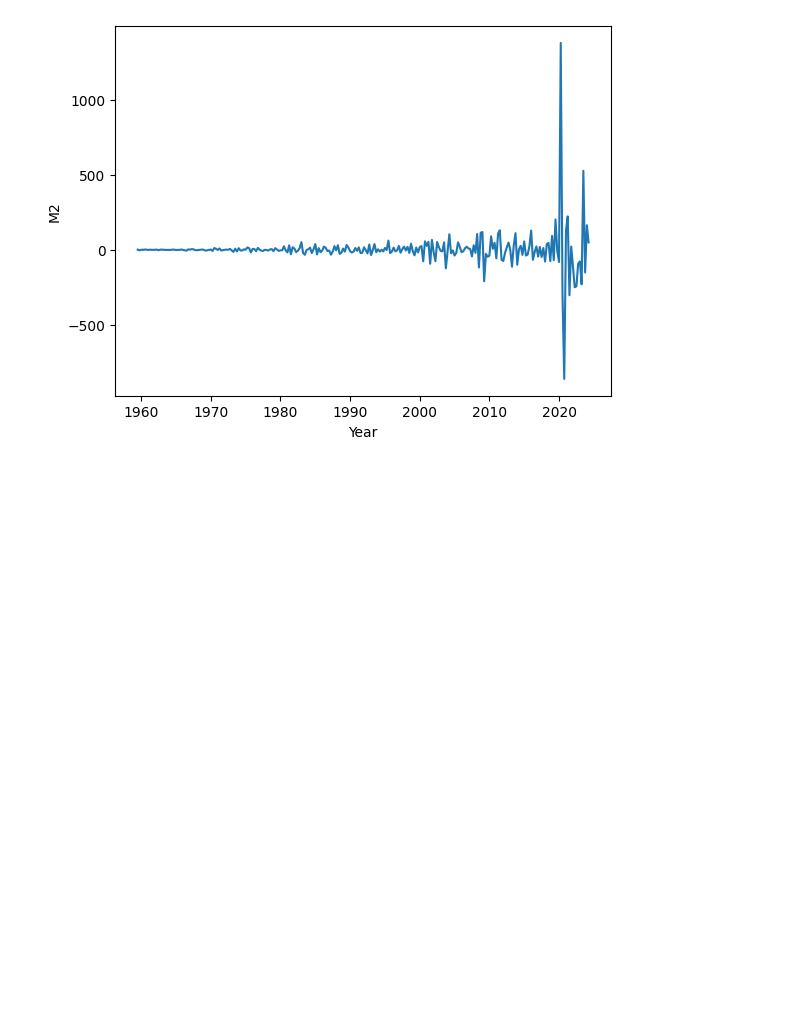
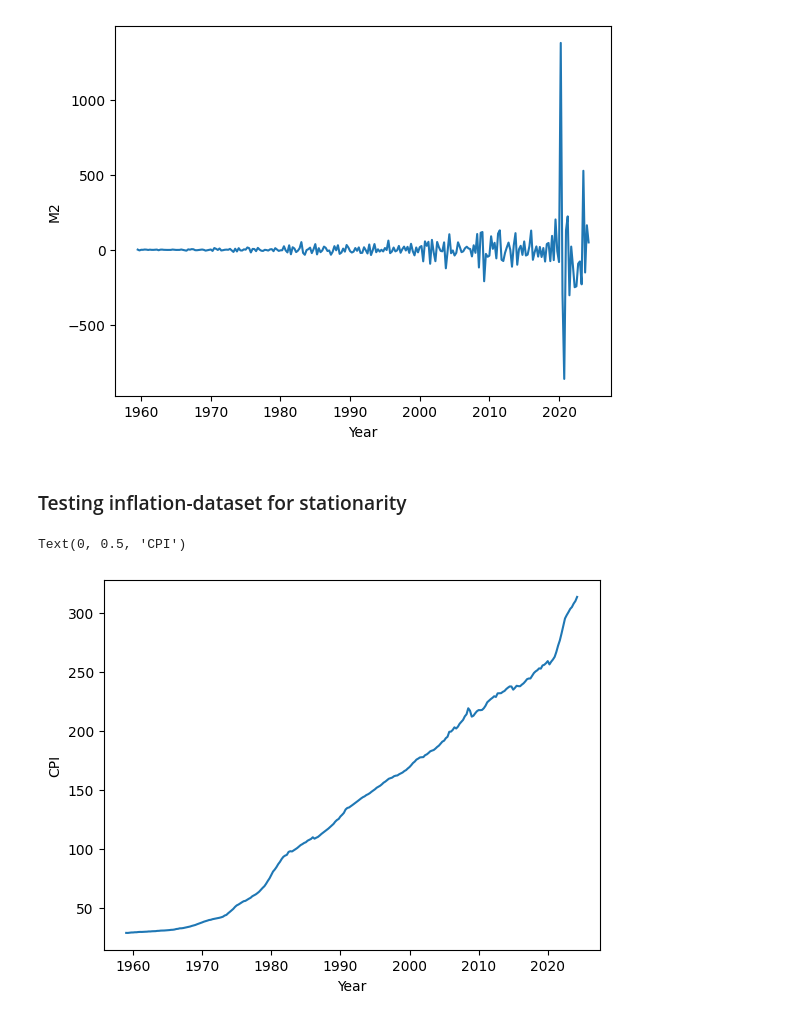
Before and after one commit to niklas0801/VAR_Models, a Jupyter notebook: VAR_model.ipynb, the cells around one changed output. Drawn from its saved outputs; the diff is of its cells as text; code cells hidden in the pictures; blank space fills up the shorter version.

Commit message:
tested inflation-dataset for stationarity and achieved it after differencing once

```diff
--- a/VAR_model.ipynb
+++ b/VAR_model.ipynb
@@ -207,3 +207,17 @@ ax.set_ylabel("M2")
 # %% [output]
 Text(0, 0.5, 'M2')
 [figure]
+# %% [markdown]
+### Testing inflation-dataset for stationarity
+# %%
+# Plotting inflation (CPI)
+
+fig, ax = plt.subplots()
+ax.plot("inflation", data=inflation)
+ax.set_xlabel("Year")
+ax.set_ylabel("CPI")
+
+# From pure observation, the time-series is probably not stationary
+# %% [output]
+Text(0, 0.5, 'CPI')
+[figure, added]
```
Also changed, not shown: parts of 4 cells of this notebook.
